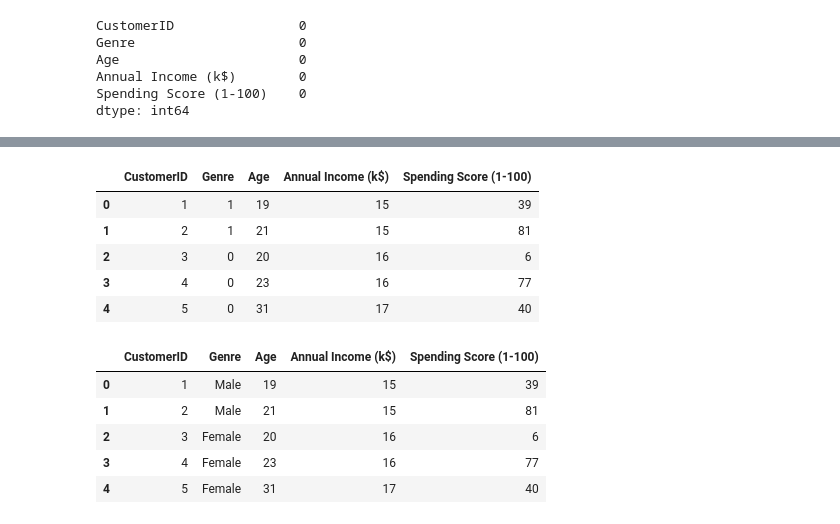
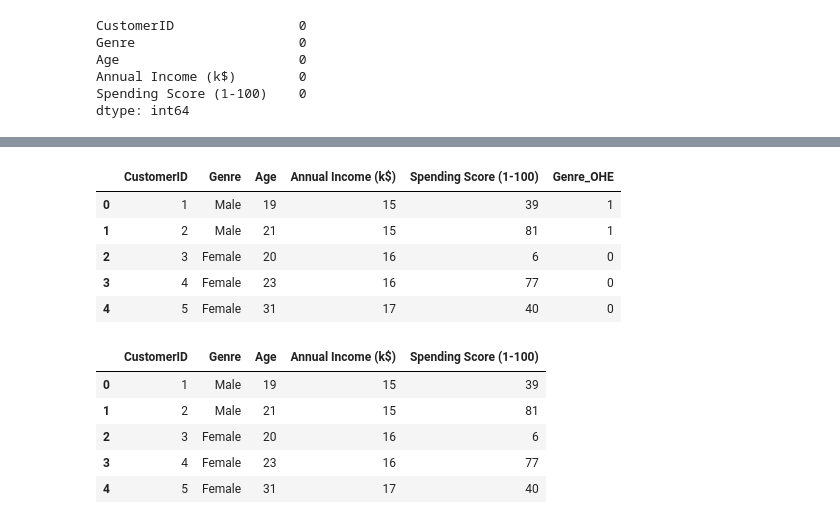
Before and after one commit to imshrey26/Pandas-and-Numpy-Transformations, a Jupyter notebook: Data_Transformation_using_Pandas_2.ipynb, the cells around one changed output, grey strips where cells are left out. Drawn from its saved outputs; the diff is of its cells as text; code cells hidden in the pictures.

```diff
--- a/Data_Transformation_using_Pandas_2.ipynb
+++ b/Data_Transformation_using_Pandas_2.ipynb
@@ -32,0 +51,2 @@ dtype: int64
+# %%
+df['Genre'][1:3] = 'Transgender'
@@ -33,15 +74,15 @@ dtype: int64
 # %%
 # Applying label encoding technique on 'genre' column
 encoder = LabelEncoder()
-df['Genre'] = encoder.fit_transform(df['Genre'])
+df['Genre_OHE'] = encoder.fit_transform(df['Genre'])
 df.head()
 # %% [output]
-|  | CustomerID | Genre | Age | Annual Income (k$) | Spending Score (1-100) |
-| 0 | 1 | 1 | 19 | 15 | 39 |
-| 1 | 2 | 1 | 21 | 15 | 81 |
-| 2 | 3 | 0 | 20 | 16 | 6 |
-| 3 | 4 | 0 | 23 | 16 | 77 |
-| 4 | 5 | 0 | 31 | 17 | 40 |
+|  | CustomerID | Genre | Age | Annual Income (k$) | Spending Score (1-100) | Genre_OHE |
+| 0 | 1 | Male | 19 | 15 | 39 | 1 |
+| 1 | 2 | Male | 21 | 15 | 81 | 1 |
+| 2 | 3 | Female | 20 | 16 | 6 | 0 |
+| 3 | 4 | Female | 23 | 16 | 77 | 0 |
+| 4 | 5 | Female | 31 | 17 | 40 | 0 |
 # %%
 # Importing the dataset
 df = pd.read_csv('Mall_Customers_BP.csv')
```
Also changed, not shown: parts of 9 cells of this notebook, 15 other files.
